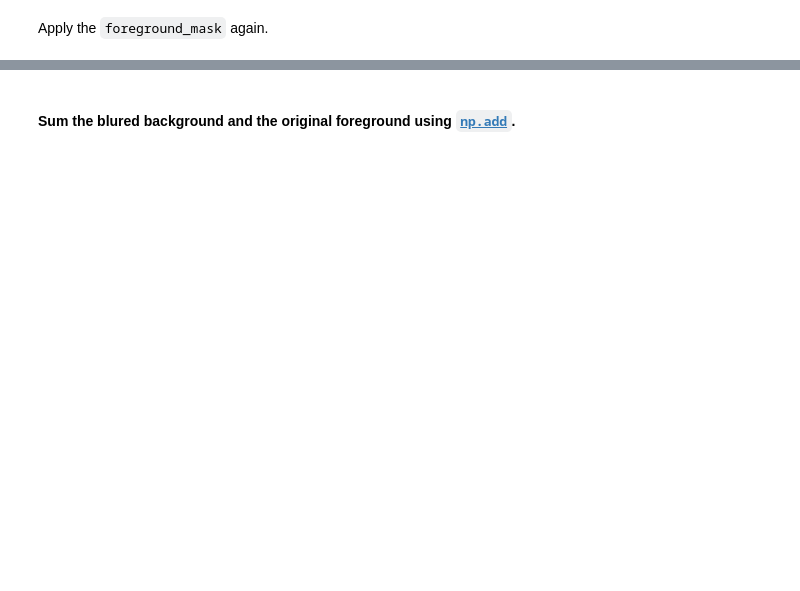
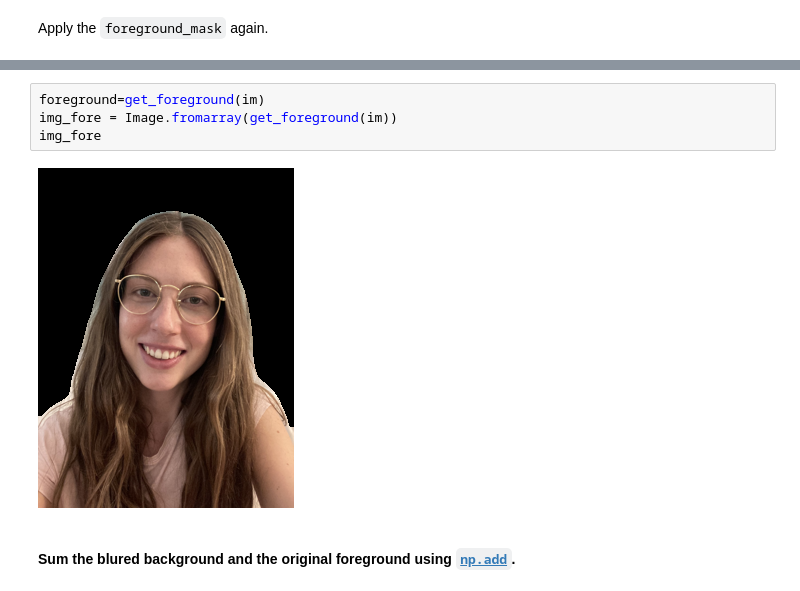
Before and after one commit to silviaherf/lab-image-segmentation, a Jupyter notebook: main.ipynb, the cells around one changed output, grey strips where cells are left out. Cells and saved outputs as stored; diff of their text form; blank space fills up the shorter version.

```diff
--- a/main.ipynb
+++ b/main.ipynb
@@ -238,2 +263,8 @@ Apply the `foreground_mask` again.
+# %%
+foreground=get_foreground(im)
+img_fore = Image.fromarray(get_foreground(im))
+img_fore
+# %% [output]
+[figure, added]
 # %% [markdown]
 #### Sum the blured background and the original foreground using [`np.add`](https://numpy.org/doc/1.18/reference/generated/numpy.add.html).
```
Also changed, not shown: parts of 13 cells of this notebook.
